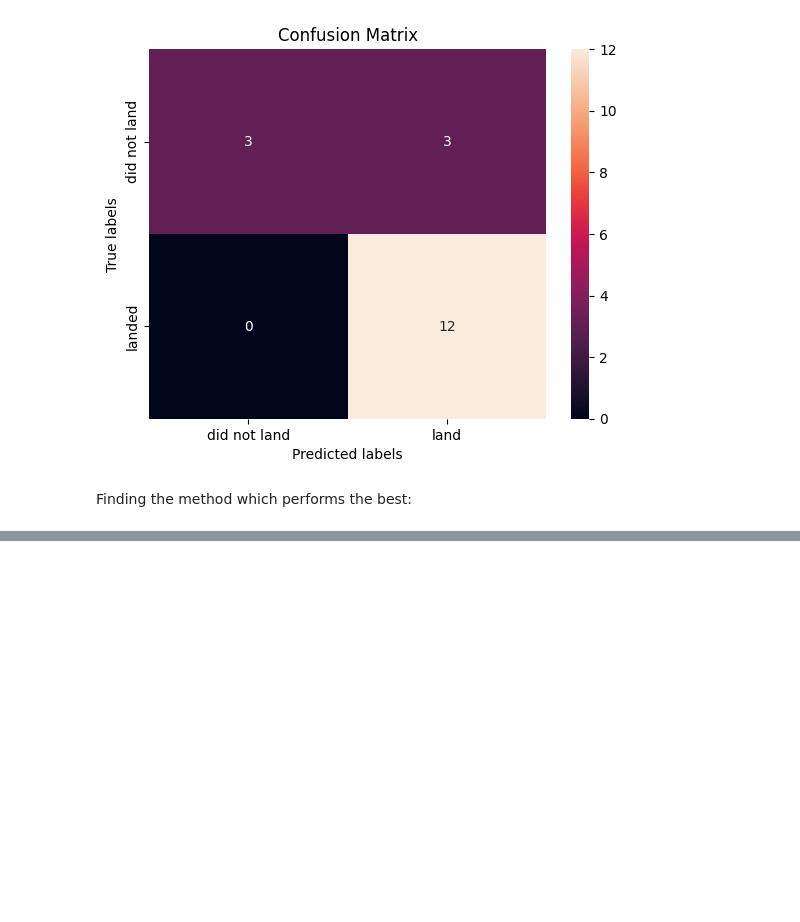
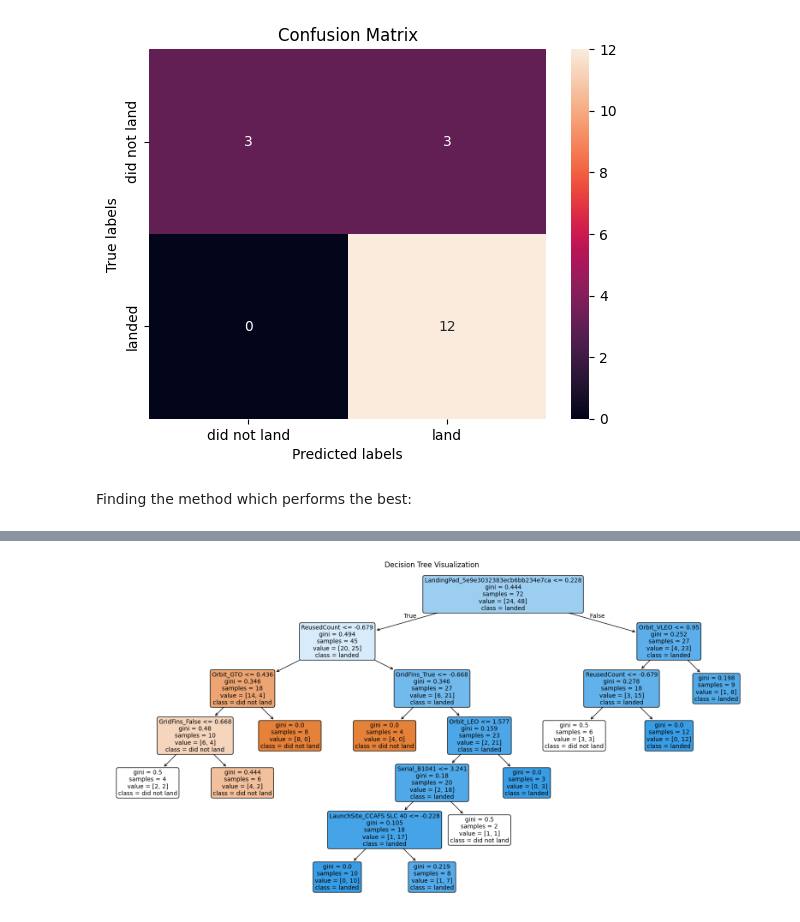
Before and after one commit to BharathHL1/SpaceX-Falcon-9-First_Stage_Landing_Prediction, a Jupyter notebook: 6.Prediction/PredictiveAnalysis_MachineLearning.ipynb, the cells around one changed output, grey strips where cells are left out. Saved outputs shown, nothing was run; the diff lists cells and outputs as text; code cells hidden in the pictures; blank space fills up the shorter version.

Commit message:
added decision tree graph

```diff
--- a/6.Prediction/PredictiveAnalysis_MachineLearning.ipynb
+++ b/6.Prediction/PredictiveAnalysis_MachineLearning.ipynb
@@ -303,14 +303,27 @@ ax.legend(loc='lower right')
 # %%
-feature_names = list(X_df.columns)
+import pandas as pd
+from sklearn.tree import plot_tree
+import matplotlib.pyplot as plt
+
+# Re-load X from URL2 temporarily to get column names for feature_names
+# This assumes URL2 represents the features X before scaling
+X_for_feature_names = pd.read_csv(URL2)
+feature_names = list(X_for_feature_names.columns)
+
 class_names = ['did not land', 'landed']
+
+# Get the best decision tree estimator from GridSearchCV result
+best_tree = tree_cv.best_estimator_
 
 plt.figure(figsize=(20, 10))
 plot_tree(best_tree,
           feature_names=feature_names,
           class_names=class_names,
           filled=True,
           rounded=True,
           fontsize=10)
 
 plt.title("Decision Tree Visualization")
 plt.show()
+# %% [output]
+[figure, added]
```
Also changed, not shown: parts of 7 cells of this notebook.
